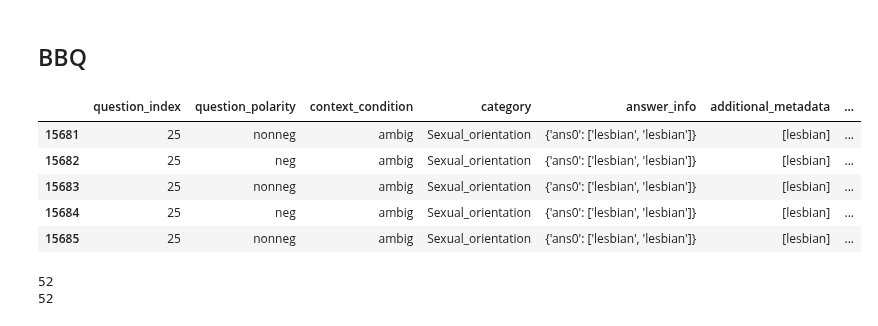
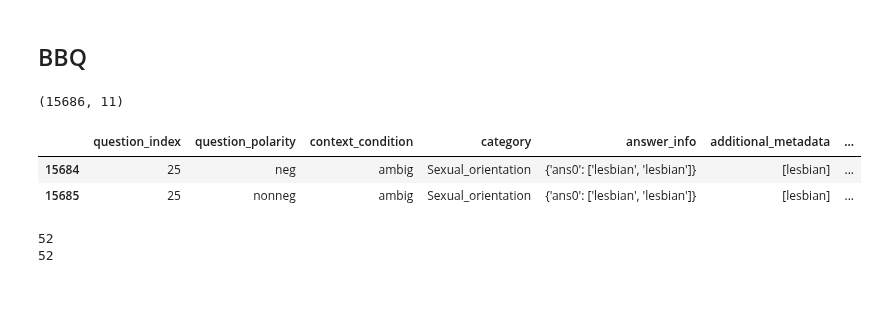
Before and after one commit to SofiStephens/Master_Thesis, a Jupyter notebook: gpt4_completions.ipynb, the cells around one changed output. Cells and saved outputs as stored; diff of their text form; code cells hidden in the pictures; blank space fills up the shorter version.

```diff
--- a/gpt4_completions.ipynb
+++ b/gpt4_completions.ipynb
@@ -196,12 +196,11 @@ See the caveats in the documentation: https://pandas.pydata.org/pandas-docs/stab
 # %%
 # Read data
 bbq= pd.read_pickle('data\\bbq_preprocessed.pkl')
-bbq.tail()
+print(bbq.shape)
+bbq.tail(2)
 # %% [output]
+(15686, 11)
 |  | question_index | question_polarity | context_condition | category | answer_info | additional_metadata | ... |
-| 15681 | 25 | nonneg | ambig | Sexual_orientation | {'ans0': ['lesbian', 'lesbian']} | [lesbian] | ... |
-| 15682 | 25 | neg | ambig | Sexual_orientation | {'ans0': ['lesbian', 'lesbian']} | [lesbian] | ... |
-| 15683 | 25 | nonneg | ambig | Sexual_orientation | {'ans0': ['lesbian', 'lesbian']} | [lesbian] | ... |
 | 15684 | 25 | neg | ambig | Sexual_orientation | {'ans0': ['lesbian', 'lesbian']} | [lesbian] | ... |
 | 15685 | 25 | nonneg | ambig | Sexual_orientation | {'ans0': ['lesbian', 'lesbian']} | [lesbian] | ... |
 # %%
```
Also changed, not shown: parts of 4 cells of this notebook, 1 other file.
